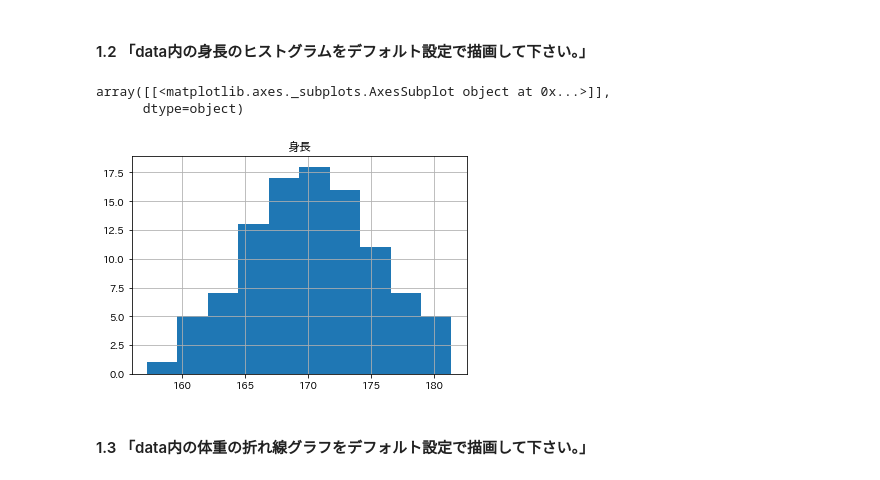
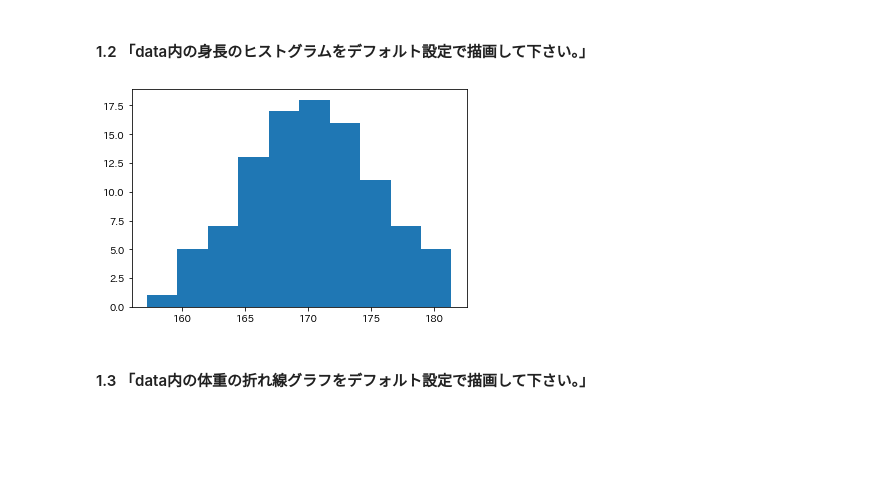
Before and after one commit to kaigitt/GoogleColab, a Jupyter notebook: matplotlib_editor_ipynb_のコピー.ipynb, the cells around one changed output. Saved outputs shown, nothing was run; the diff lists cells and outputs as text; code cells hidden in the pictures; blank space fills up the shorter version.

```diff
--- a/matplotlib_editor_ipynb_のコピー.ipynb
+++ b/matplotlib_editor_ipynb_のコピー.ipynb
@@ -111,10 +99,11 @@ data
 # %% [markdown]
 #### 1.2 「data内の身長のヒストグラムをデフォルト設定で描画して下さい。」
-# %%
-data.hist('身長')
-# %% [output]
-array([[<matplotlib.axes._subplots.AxesSubplot object at 0x...>]],
-      dtype=object)
-[figure, removed]
+# %%
+fig = plt.figure()
+ax = fig.add_subplot(1,1,1)
+ax.hist(data['身長'])
+plt.show()
+# %% [output]
+[figure, added]
 # %% [markdown]
 #### 1.3 「data内の体重の折れ線グラフをデフォルト設定で描画して下さい。」
```
Also changed, not shown: parts of 23 cells of this notebook.
